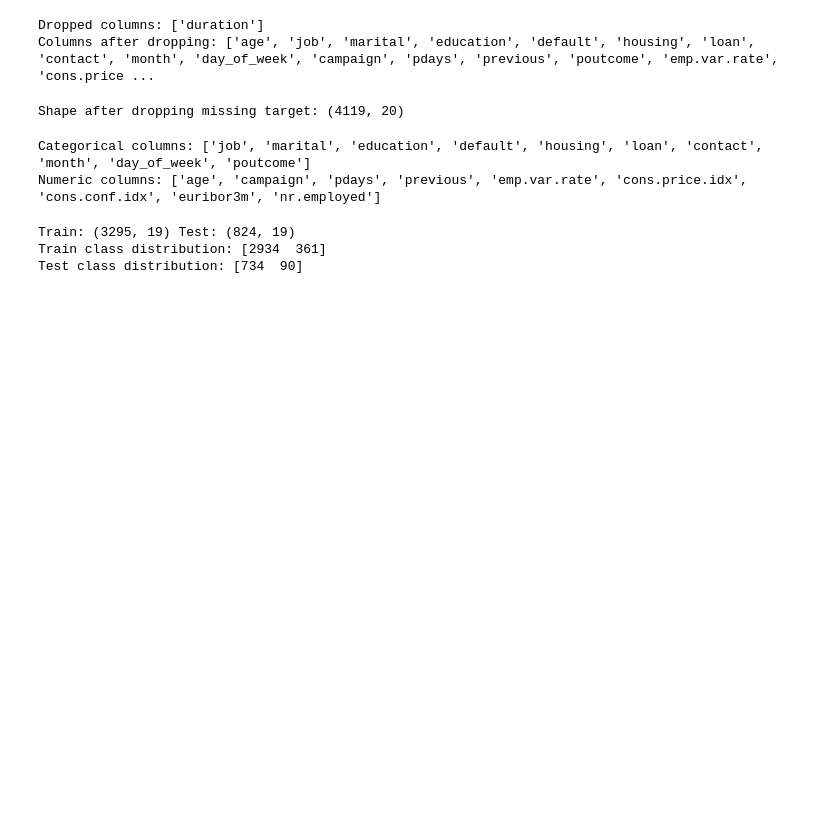
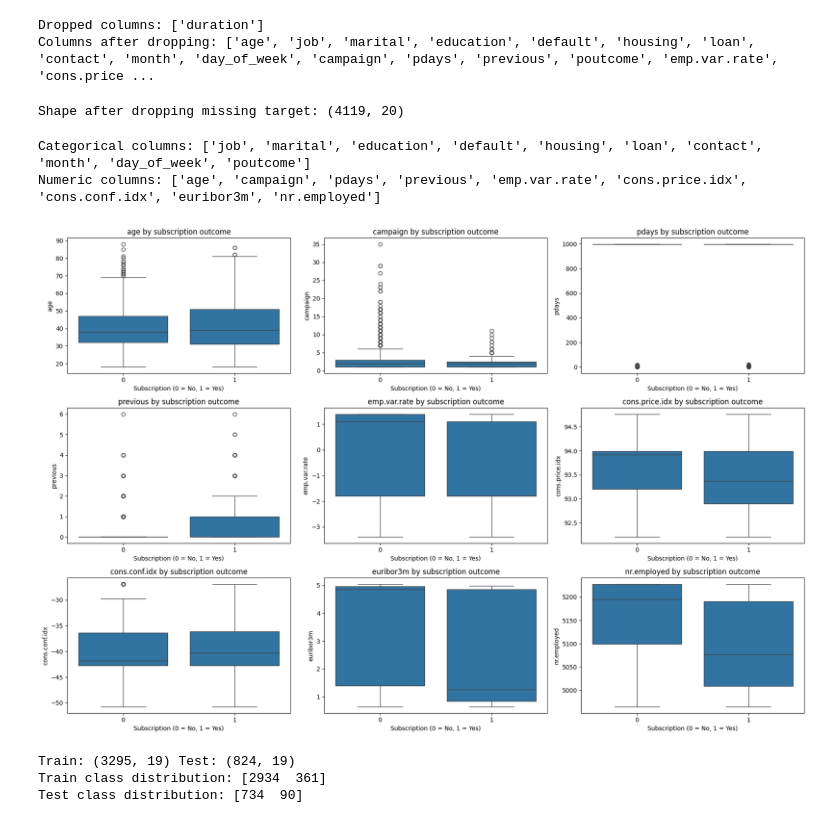
Before and after one commit to sathya3-debug/ak05144, a Jupyter notebook: Classification_model.ipynb, the cells around one changed output. Cells and saved outputs as stored; diff of their text form; code cells hidden in the pictures; blank space fills up the shorter version.

Commit message:
added boxplots

```diff
--- a/Classification_model.ipynb
+++ b/Classification_model.ipynb
@@ -169,12 +171,30 @@ Shape after dropping missing target: (4119, 20)
 # %%
 # Identify column types
 cat_cols = [c for c in df.columns if df[c].dtype == 'O' and c != TARGET]
 num_cols = [c for c in df.columns if (np.issubdtype(df[c].dtype, np.number)) and c != TARGET]
 print('Categorical columns:', cat_cols)
 print('Numeric columns:', num_cols)
+
+# Compare numeric feature distributions by target class.
+ncols = 3
+nrows = math.ceil(len(num_cols) / ncols)
+fig, axes = plt.subplots(nrows, ncols, figsize=(18, 4 * nrows), squeeze=False)
+
+for ax, column in zip(axes.flat, num_cols):
+    sns.boxplot(data=df, x=TARGET, y=column, order=[0, 1], ax=ax)
+    ax.set_title(f'{column} by subscription outcome')
+    ax.set_xlabel('Subscription (0 = No, 1 = Yes)')
+    ax.set_ylabel(column)
+
+for ax in axes.flat[len(num_cols):]:
+    ax.set_visible(False)
+
+plt.tight_layout()
+plt.show()
 # %% [output]
 Categorical columns: ['job', 'marital', 'education', 'default', 'housing', 'loan', 'contact', 'month', 'day_of_week', 'poutcome']
 Numeric columns: ['age', 'campaign', 'pdays', 'previous', 'emp.var.rate', 'cons.price.idx', 'cons.conf.idx', 'euribor3m', 'nr.employed']
+[figure, added]
 # %%
 RANDOM_STATE = 42
 # Split 80/20 (Train/Test)
```
Also changed, not shown: parts of 1 cell of this notebook.
